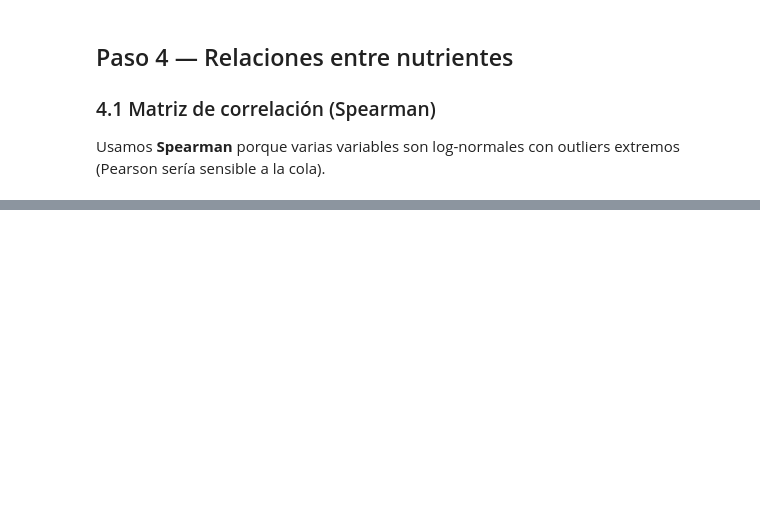
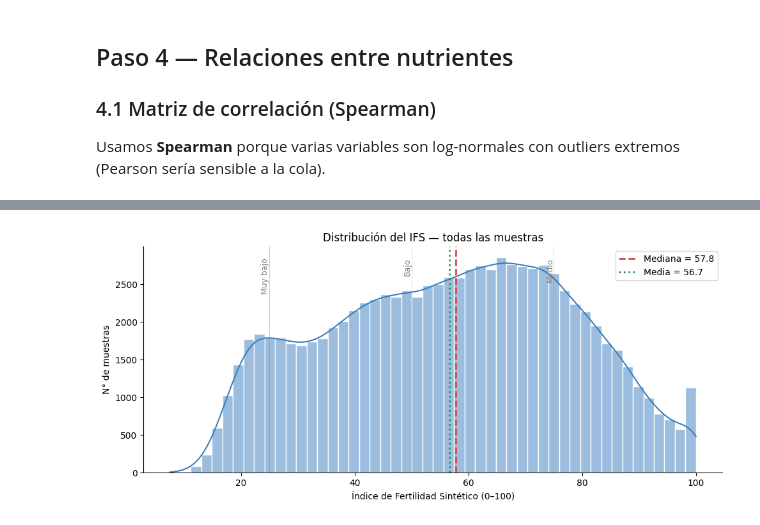
Before and after one commit to kojeda603/analisis_exploratorio_de_datos, a Jupyter notebook: PARCIAL_FINAL_KEVIN.ipynb, the cells around one changed output, grey strips where cells are left out. Drawn from its saved outputs; the diff is of its cells as text; code cells hidden in the pictures; blank space fills up the shorter version.

```diff
--- a/PARCIAL_FINAL_KEVIN.ipynb
+++ b/PARCIAL_FINAL_KEVIN.ipynb
@@ -328,4 +320,5 @@ Aplicamos límites de referencia agronómicos (Jaramillo, *Introducción a la ci
 # %%
+# Valores fuera de rango agronómicamente plausible
 
 plausible = {
     # --- Generales ---
@@ -364,7 +357,7 @@ plausible = {
 
 oor = []
 for c, (lo, hi) in plausible.items():
-    mask = df[c].notna() & ((df[c] < lo) | (df[c] > hi))
+    mask = ((df[c] < lo) | (df[c] > hi))
     oor.append((c, lo, hi, int(mask.sum())))
 
 pd.DataFrame(oor, columns=["variable", "min_plaus", "max_plaus", "n_fuera_rango"])
@@ -732,0 +948,24 @@ plt.show()
+# %%
+fig, ax = plt.subplots(figsize=(10, 4.5))
+sns.histplot(df["IFS"].dropna(), bins=50, kde=True,
+             color="#3b7dbd", edgecolor="white", ax=ax)
+ax.axvline(df["IFS"].median(), color="#d24c4c", lw=2, ls="--",
+           label=f"Mediana = {df['IFS'].median():.1f}")
+ax.axvline(df["IFS"].mean(), color="#2d8f4e", lw=2, ls=":",
+           label=f"Media = {df['IFS'].mean():.1f}")
+
+# Bandas interpretativas
+for x, txt in [(25, "Muy bajo"), (50, "Bajo"), (75, "Medio")]:
+    ax.axvline(x, color="gray", lw=0.6, ls="-", alpha=0.4)
+    ax.text(x, ax.get_ylim()[1]*0.95, txt, rotation=90,
+            ha="right", va="top", color="gray", fontsize=9)
+
+ax.set_xlabel("Índice de Fertilidad Sintético (0–100)")
+ax.set_ylabel("N° de muestras")
+ax.set_title("Distribución del IFS — todas las muestras")
+ax.legend()
+sns.despine()
+plt.tight_layout()
+plt.show()
+# %% [output]
+[figure, added]
```
Also changed, not shown: parts of 46 cells of this notebook.
